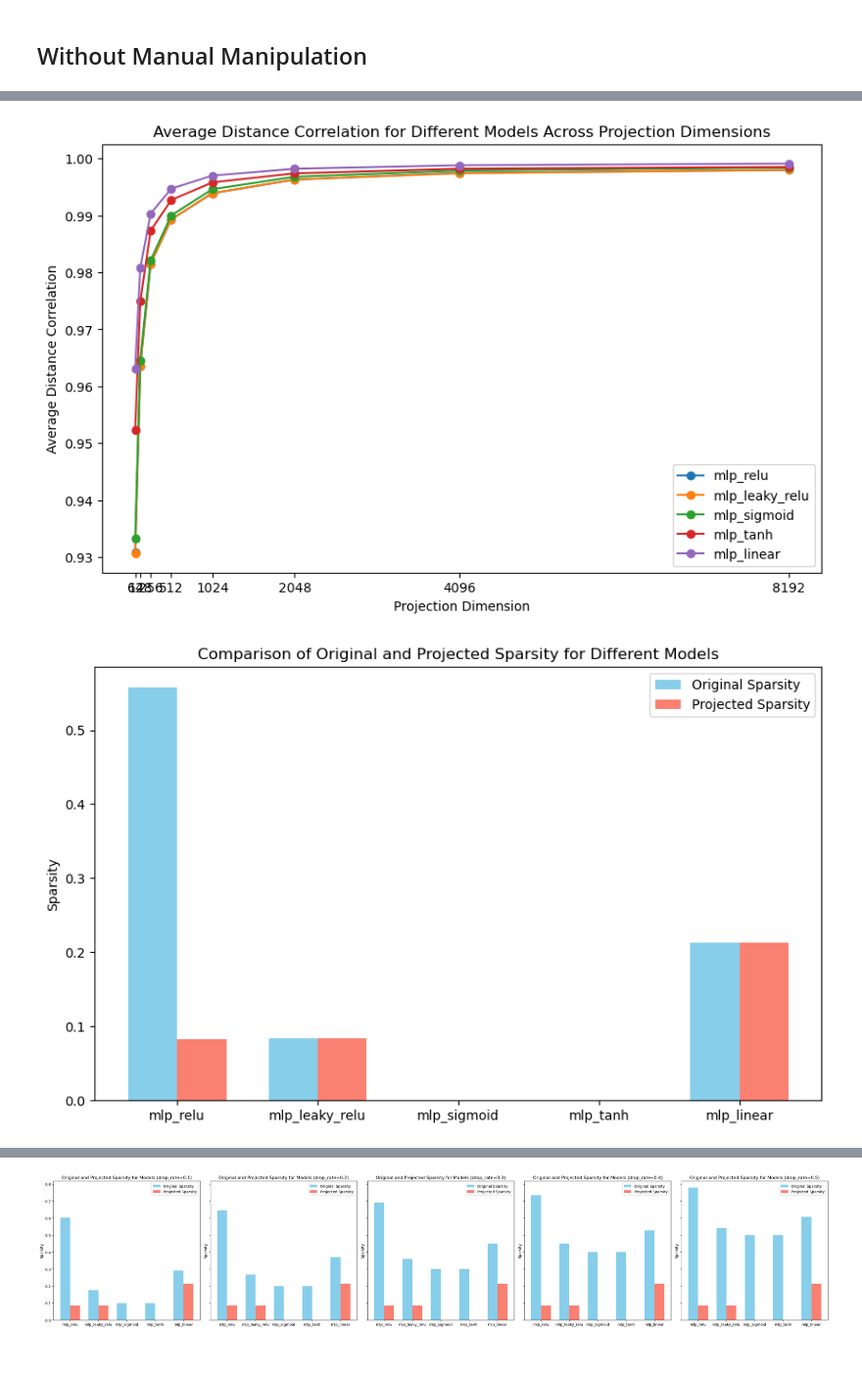
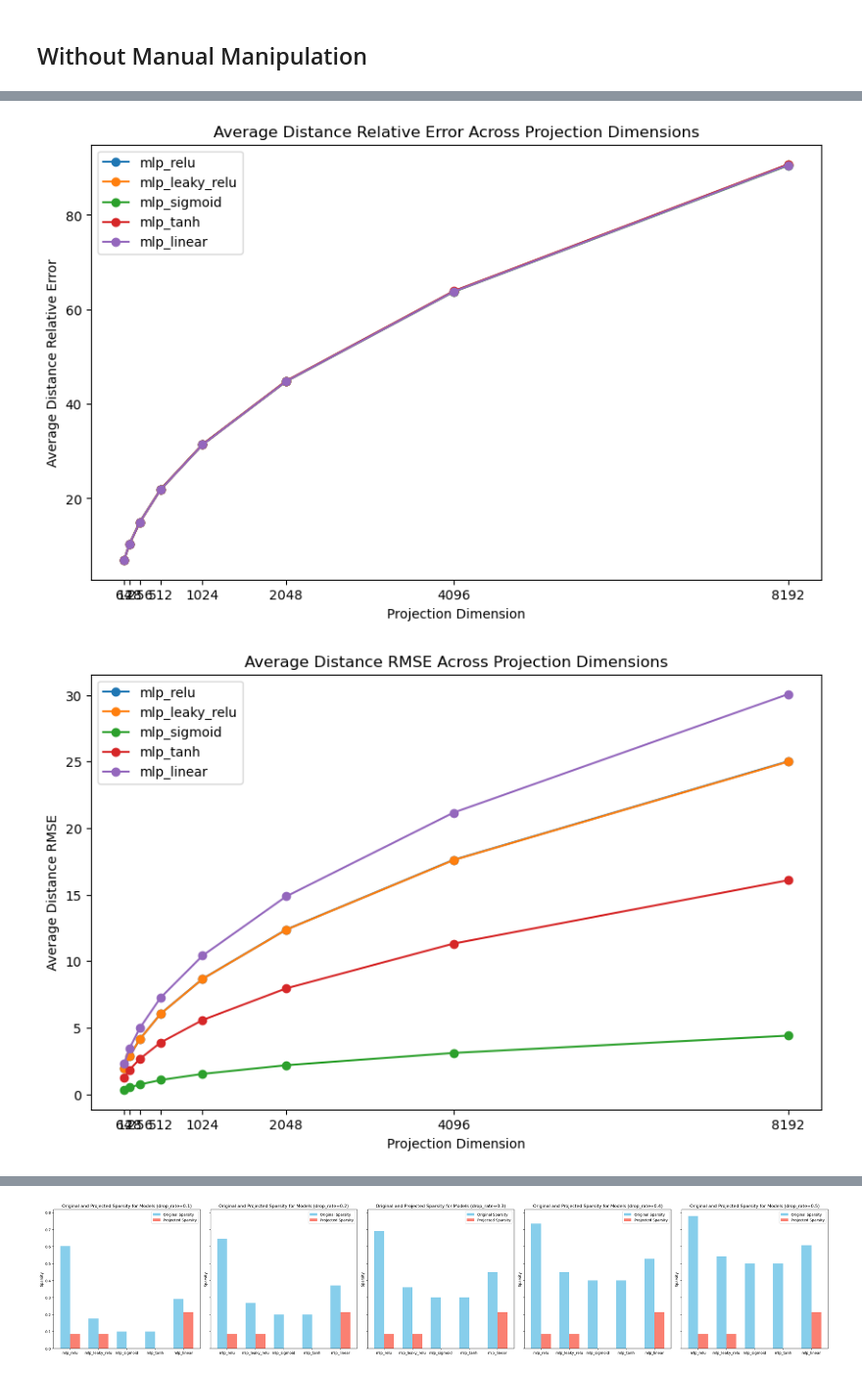
Before and after one commit to TRAIS-Lab/GraSS, a Jupyter notebook: visualization.ipynb, the cells around one changed output, grey strips where cells are left out. Shown at 98% size. Cells and saved outputs as stored; diff of their text form; code cells hidden in the pictures.

```diff
--- a/visualization.ipynb
+++ b/visualization.ipynb
@@ -14,13 +14,15 @@ projections = [64, 128, 256, 512, 1024, 2048, 4096, 8192]
 # %%
 def extract_metrics(file_path):
     # Data containers for each model
-    data = {model: {'lds_scores': [], 'avg_sparsity_orig': [], 'avg_sparsity_proj': [], 'avg_dist_corr': []} for model in models}
+    data = {model: {'lds_scores': [], 'avg_sparsity_orig': [], 'avg_sparsity_proj': [], 'avg_dist_RE': [], 'avg_dist_RMSE': [], 'avg_dist_stress': []} for model in models}
 
     # Regular expressions for extracting the relevant metrics
     lds_regex = re.compile(r"lds: tensor\(([\d.-]+)\)")  # Handle both positive and negative values
     avg_sparsity_orig_regex = re.compile(r"Average Sparsity of Original Gradients: ([\d.]+)")
     avg_sparsity_proj_regex = re.compile(r"Average Sparsity of Projected Gradients: ([\d.]+)")
-    avg_dist_corr_regex = re.compile(r"Average Distance Correlation \(Original vs Projected\): ([\d.]+)")
+    avg_dist_RE_regex = re.compile(r"Average Distance Relative Error \(Original vs Projected\): ([\d.]+)")
+    avg_dist_RMSE_regex = re.compile(r"Average Distance RMSE \(Original vs Projected\): ([\d.]+)")
+    avg_dist_stress_regex = re.compile(r"Average Distance Stress \(Original vs Projected\): ([\d.]+)")
     model_regex = re.compile(r"activation_fn', '(\w+)")
 
     current_model = None
@@ -56,11 +58,23 @@ def extract_metrics(file_path):
                     avg_sparsity_proj = float(avg_sparsity_proj_match.group(1))
                     data[current_model]['avg_sparsity_proj'].append(avg_sparsity_proj)
 
-                # Extract Average Distance Correlation
-                avg_dist_corr_match = avg_dist_corr_regex.search(line)
-                if avg_dist_corr_match:
-                    avg_dist_corr = float(avg_dist_corr_match.group(1))
-                    data[current_model]['avg_dist_corr'].append(avg_dist_corr)
+                # Extract Average Distance Relative Error
+                avg_dist_RE_match = avg_dist_RE_regex.search(line)
+                if avg_dist_RE_match:
+                    avg_dist_RE = float(avg_dist_RE_match.group(1))
+                    data[current_model]['avg_dist_RE'].append(avg_dist_RE)
+
+                # Extract Average Distance RMSE
+                avg_dist_RMSE_match = avg_dist_RMSE_regex.search(line)
+                if avg_dist_RMSE_match:
+                    avg_dist_RMSE = float(avg_dist_RMSE_match.group(1))
+                    data[current_model]['avg_dist_RMSE'].append(avg_dist_RMSE)
+
+                # Extract Average Distance Stress
+                avg_dist_stress_match = avg_dist_stress_regex.search(line)
+                if avg_dist_stress_match:
+                    avg_dist_stress = float(avg_dist_stress_match.group(1))
+                    data[current_model]['avg_dist_stress'].append(avg_dist_stress)
 
     return data
 
@@ -79,9 +93,15 @@ def plot_metrics(data, projections, metric='lds_scores'):
         if metric == 'lds_scores':
             plt.ylabel('LDS (Linear Datamodeling Score)')
             plt.title('LDS Scores for Different Models Across Projection Dimensions')
-        elif metric == 'avg_dist_corr':
-            plt.ylabel('Average Distance Correlation')
-            plt.title('Average Distance Correlation for Different Models Across Projection Dimensions')
+        elif metric == 'avg_dist_RE':
+            plt.ylabel('Average Distance Relative Error')
+            plt.title('Average Distance Relative Error Across Projection Dimensions')
+        elif metric == 'avg_dist_RMSE':
+            plt.ylabel('Average Distance RMSE')
+            plt.title('Average Distance RMSE Across Projection Dimensions')
+        elif metric == 'avg_dist_stress':
+            plt.ylabel('Average Distance Stress')
+            plt.title('Average Distance Stress Across Projection Dimensions')
 
         plt.xticks(projections)
         plt.legend()
@@ -120,9 +140,9 @@ def plot_sparsity(data):
 # %%
 log_file_path = './result/evaluate/original.out'
 data = extract_metrics(log_file_path)
-for metric in ['lds_scores', 'avg_dist_corr', 'sparsity']:
+for metric in ['lds_scores', 'avg_dist_RE', 'avg_dist_RMSE', 'avg_dist_stress', 'sparsity']:
     plot_metrics(data, projections, metric=metric)
 # %% [output]
 [figure]
-[figure, old version]
+[figure, new version]
-[figure, old version]
+[figure, new version]
```
Also changed, not shown: parts of 10 cells of this notebook, 8 other files.
